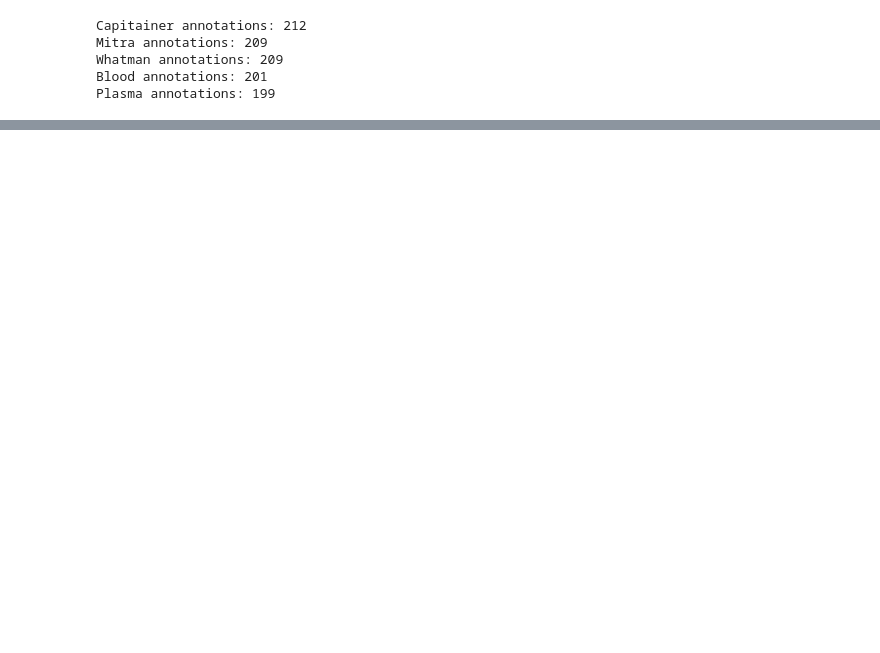
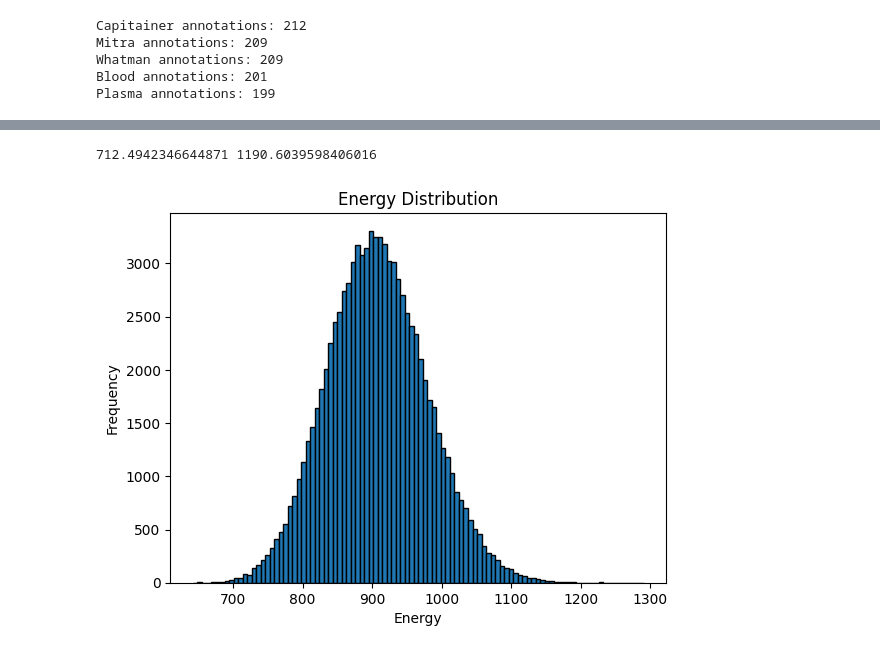
Before and after one commit to SamSaladino/Effective-Topological-Coverage-ETC, a Jupyter notebook: notebooks/03_Daniel_compilation.ipynb, the cells around one changed output, grey strips where cells are left out. Cells and saved outputs as stored; diff of their text form; code cells hidden in the pictures; blank space fills up the shorter version.

```diff
--- a/notebooks/03_Daniel_compilation.ipynb
+++ b/notebooks/03_Daniel_compilation.ipynb
@@ -109,0 +122,3 @@ TypeError: bad operand type for abs(): 'Hamiltonian'
+# %%
+n = graph.number_of_nodes()
+n
@@ -109,0 +137,4 @@ TypeError: bad operand type for abs(): 'Hamiltonian'
+# %%
+C = Coverage(H)
+
+E = C.energy(S_test, mu=mu, gamma=gamma)
@@ -109,0 +147,9 @@ TypeError: bad operand type for abs(): 'Hamiltonian'
+# %%
+energy_values = []
+for _ in range(90000):
+    nodes_idx = rng.choice(n, size=k_test, replace=False)
+    S_test = np.zeros(n, dtype=int)
+    S_test[nodes_idx] = 1
+    energy, _, _ = H.compute(nodes_idx, mu=mu, gamma=gamma)
+    energy_values.append(energy)
+energy_values
@@ -109,0 +174,31 @@ TypeError: bad operand type for abs(): 'Hamiltonian'
+# %%
+def sample_energy_extremes(H, n, k_test, n_samples=1000, mu=mu, gamma=gamma, seed=42):
+    rng = np.random.default_rng(seed)
+    energies = []
+    samples = []
+    S_test = np.zeros(n, dtype=int)
+    for _ in range(n_samples):
+        nodes_idx = rng.choice(n, size=k_test, replace=False)
+
+        S_test[nodes_idx] = 1
+        E, _, _ = H.compute(nodes_idx, mu=mu, gamma=gamma)
+        energies.append(E)
+        samples.append(S_test)
+    energies = np.array(energies)
+    imin, imax = energies.argmin(), energies.argmax()
+    return energies, samples[imin], samples[imax], energies[imin], energies[imax]
+
+energy_values, S_min, S_max, E_min, E_max = sample_energy_extremes(H, n, k_test, mu=mu, gamma=gamma)
+print(E_min, E_max)
+# %% [output]
+712.4942346644871 1190.6039598406016
+# %%
+import matplotlib.pyplot as plt
+
+plt.hist(energy_values, bins=100, edgecolor='black')
+plt.xlabel('Energy')
+plt.ylabel('Frequency')
+plt.title('Energy Distribution')
+plt.show()
+# %% [output]
+[figure, added]
```
Also changed, not shown: parts of 16 cells of this notebook, 1 other file.
